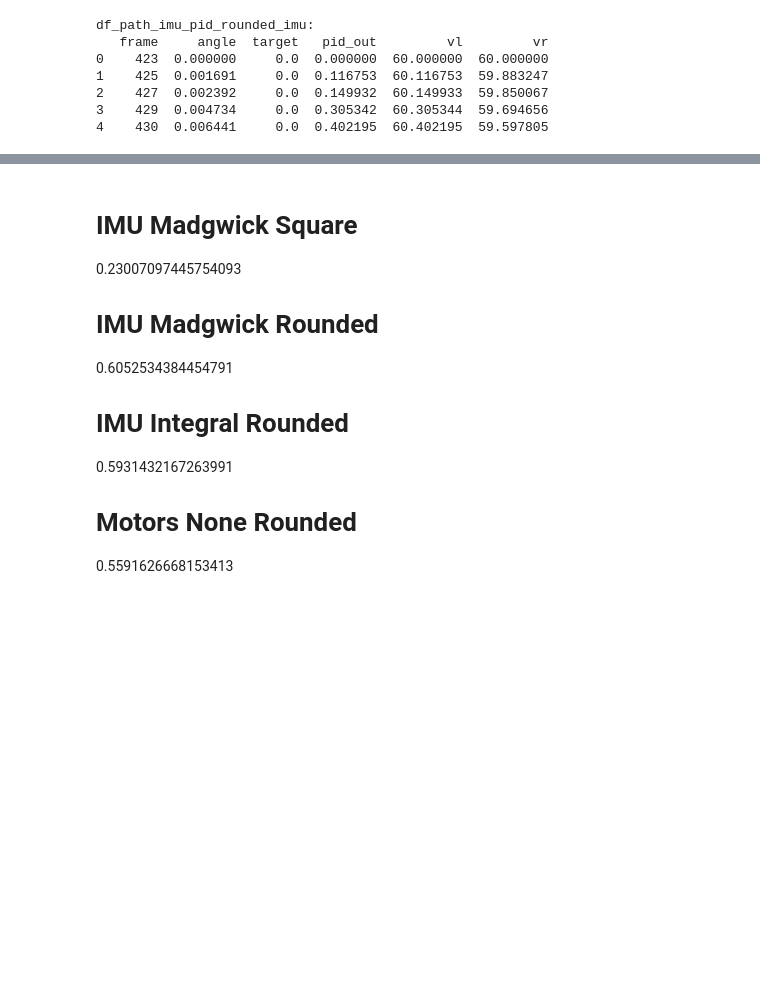
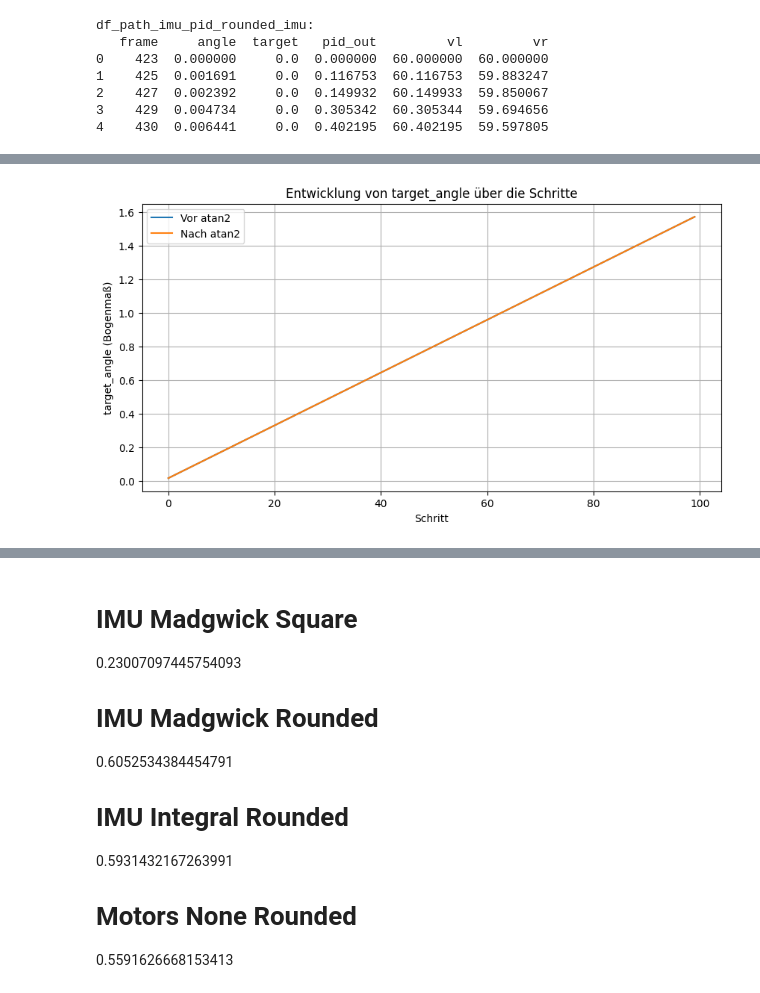
Before and after one commit to charlotte-strg/IMU_Audit, a Jupyter notebook: src/runs_on_pc/ergebnisse_viz.ipynb, the cells around one changed output, grey strips where cells are left out. Cells and saved outputs as stored; diff of their text form; code cells hidden in the pictures; blank space fills up the shorter version.

```diff
--- a/src/runs_on_pc/ergebnisse_viz.ipynb
+++ b/src/runs_on_pc/ergebnisse_viz.ipynb
@@ -82,3 +118,46 @@ df_path_imu_pid_rounded_imu:
+# %%
+import numpy as np
+import matplotlib.pyplot as plt
+import math
+
+# Parameter
+step_count = 100
+initial_target_angle = 0  # Anfangswert von target_angle
+
+# Listen zur Speicherung der Winkelwerte
+angles_before_atan2 = []
+angles_after_atan2 = []
+
+# Initialisierung des Winkels
+target_angle = initial_target_angle
+
+# Schleife über die Schritte
+for i in range(step_count):
+
+    # Winkel erhöhen
+    target_angle += (math.pi / 2) / step_count
+
+    # Winkel vor der Anwendung von atan2 speichern
+    angles_before_atan2.append(target_angle)
+
+    # Anwendung von atan2
+    target_angle = math.atan2(math.sin(target_angle), math.cos(target_angle))
+
+    # Winkel nach der Anwendung von atan2 speichern
+    angles_after_atan2.append(target_angle)
+
+# Erstellen des Plots
+plt.figure(figsize=(10, 5))
+plt.plot(range(step_count), angles_before_atan2, label='Vor atan2')
+plt.plot(range(step_count), angles_after_atan2, label='Nach atan2')
+plt.xlabel('Schritt')
+plt.ylabel('target_angle (Bogenmaß)')
+plt.title('Entwicklung von target_angle über die Schritte')
+plt.legend()
+plt.grid(True)
+plt.show()
+# %% [output]
+[figure, added]
 # %%
 def cyclic_mean(series, period=2 * np.pi):
     """
```
Also changed, not shown: parts of 22 cells of this notebook, 2 other files.
